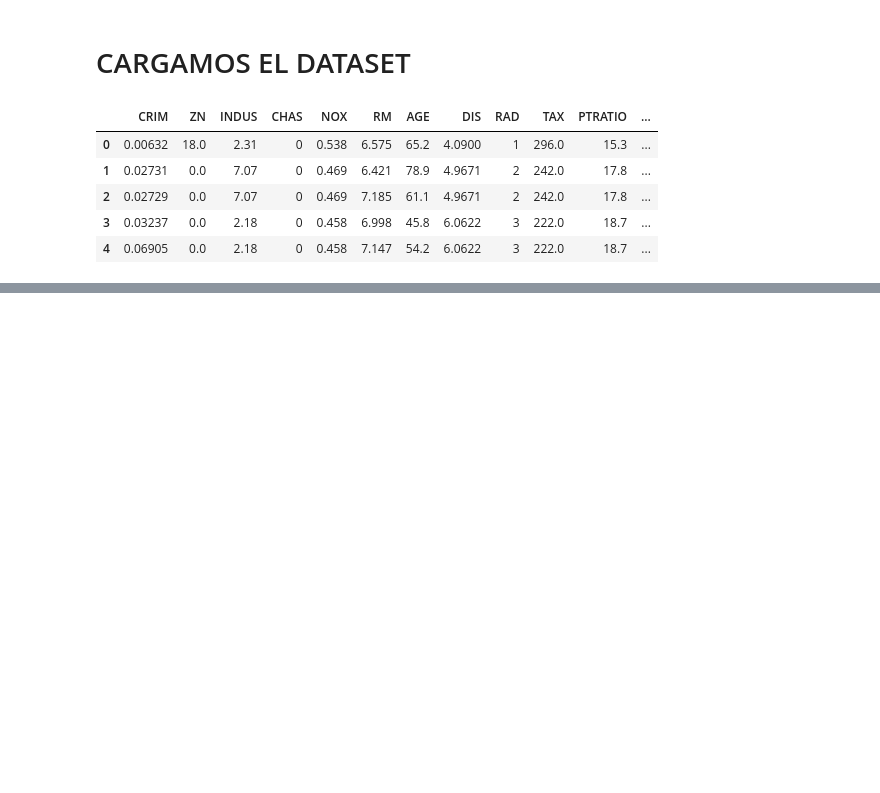
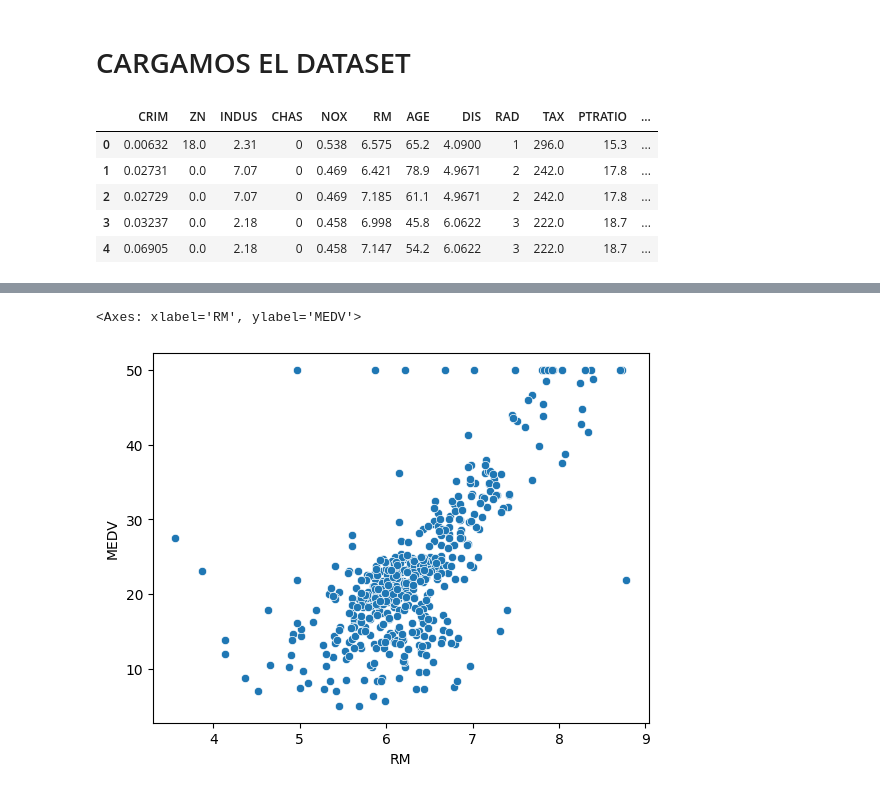
Before and after one commit to cesarmayta/BOOTCAMP_DSG1, a Jupyter notebook: dia1/01_ml_regresion_lineal.ipynb, the cells around one changed output, grey strips where cells are left out. Drawn from its saved outputs; the diff is of its cells as text; code cells hidden in the pictures; blank space fills up the shorter version.

```diff
--- a/dia1/01_ml_regresion_lineal.ipynb
+++ b/dia1/01_ml_regresion_lineal.ipynb
@@ -25,0 +51,5 @@ df.head()
+# %%
+sns.scatterplot(data=df,x=df.RM,y=df.MEDV)
+# %% [output]
+<Axes: xlabel='RM', ylabel='MEDV'>
+[figure, added]
```
Also changed, not shown: parts of 4 cells of this notebook, 1 other file.
